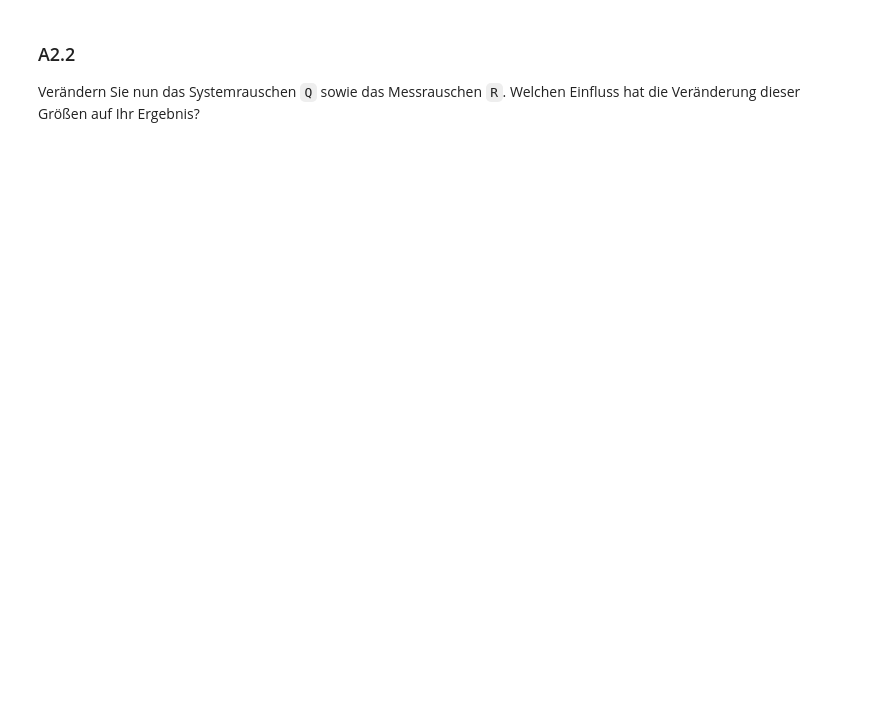
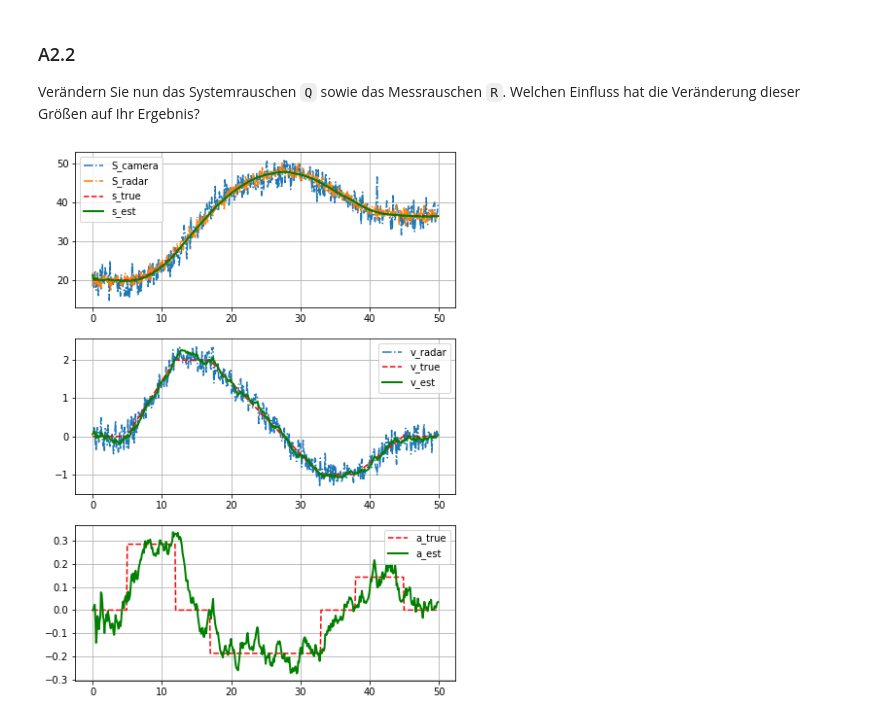
Before and after one commit to Braafisch/ASD-Assignments, a Jupyter notebook: asd_assignment6/asd_assignment6.ipynb, the cells around one changed output. Cells and saved outputs as stored; diff of their text form; code cells hidden in the pictures; blank space fills up the shorter version.

```diff
--- a/asd_assignment6/asd_assignment6.ipynb
+++ b/asd_assignment6/asd_assignment6.ipynb
@@ -149,3 +220,50 @@ plt.legend();
 ### A2.2
 
 Verändern Sie nun das Systemrauschen ``Q`` sowie das Messrauschen ``R``. Welchen Einfluss hat die Veränderung dieser Größen auf Ihr Ergebnis?
+# %%
+Q = 0.02**2
+G = np.array([[0.25 * Ts**2], [Ts], [1]])
+
+from filterpy.kalman import KalmanFilter # "conda install -c conda-forge filterpy" or "pip3 install filterpy"
+
+f = KalmanFilter(dim_x=3, dim_z=3) # 3 state components, 3 observations
+
+f.F = Ad # state transition matrix
+f.H = C # design matrix
+
+f.R = R # measurement noise covariance matrix
+f.Q = np.dot(G, np.dot(Q, G.T)) # system noise covariance matrix
+
+f.x = x0 # initial state vector
+f.P = P0 # initial covariance
+
+for k in range(y.shape[0]):
+    f.predict()
+    f.update(np.reshape(y[k,:], (3,1)))
+    states[k,:] = f.x.T
+
+
+plt.figure(figsize=(7,10))
+plt.subplot(3,1,1)
+plt.plot(t, y[:,0], '-.', label='S_camera')
+plt.plot(t, y[:,1], '-.', label='S_radar')
+plt.plot(t, states_true[:,0], 'r--', label='s_true')
+plt.plot(t, states[:,0], 'g', label='s_est', lw=2)
+plt.grid(True)
+plt.legend()
+
+plt.subplot(3,1,2)
+plt.plot(t, y[:,2], '-.', label='v_radar')
+plt.plot(t, states_true[:,1], 'r--', label='v_true')
+plt.plot(t, states[:,1], 'g', label='v_est', lw=2)
+
+plt.grid(True)
+plt.legend()
+
+plt.subplot(3,1,3)
+plt.plot(t, states_true[:,2], 'r--', label='a_true')
+plt.plot(t, states[:,2], 'g', label='a_est', lw=2)
+plt.grid(True)
+plt.legend();
+# %% [output]
+[figure, added]
```
Also changed, not shown: parts of 6 cells of this notebook.
